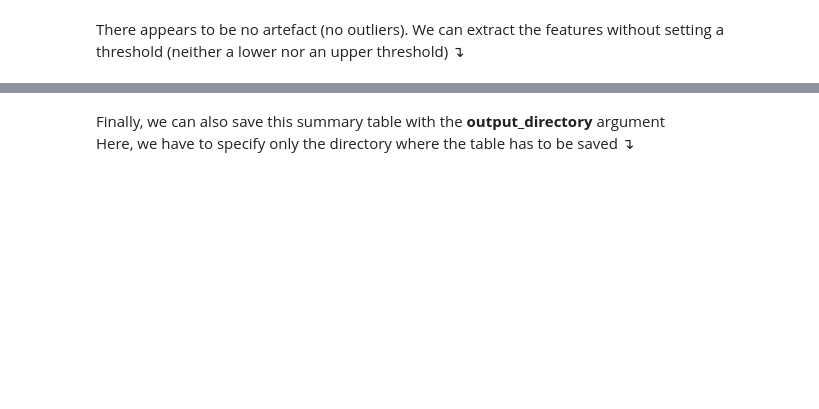
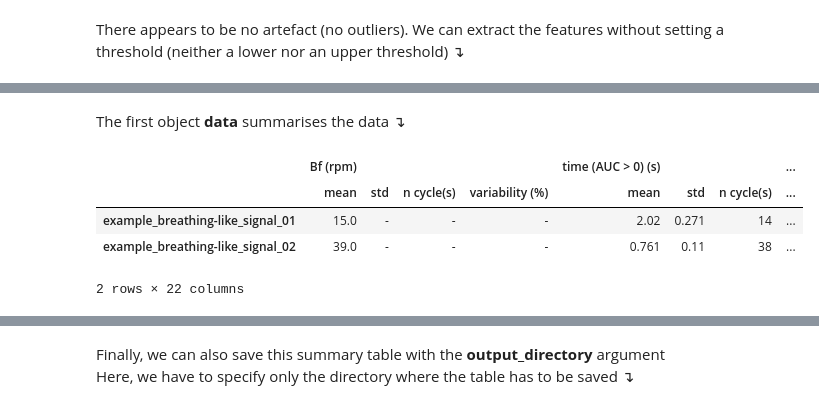
Before and after one commit to tcoustillet/pybreathe, a Jupyter notebook: examples/example.ipynb, the cells around one changed output, grey strips where cells are left out. Drawn from its saved outputs; the diff is of its cells as text; code cells hidden in the pictures; blank space fills up the shorter version.

Commit message:
docs(example): update example notebooks and add support for data_merger function

```diff
--- a/examples/example.ipynb
+++ b/examples/example.ipynb
@@ -420,3 +426,3 @@ We can merge the data from several signals using the **flow_merger** function.
 We need to name the table using the **table_name** argument &#8628;
 # %%
-flow_merger(example_01, example_02, table_name="examples_01_and_02")
+data, info = data_merger(example_01, example_02, table_name="examples_01_and_02")
@@ -427,0 +429,10 @@ flow_merger(example_01, example_02, table_name="examples_01_and_02")
+# %% [markdown]
+The first object **data** summarises the data &#8628;
+# %%
+data
+# %% [output]
+|  | Bf (rpm) |  |  |  | time (AUC > 0) (s) |  |  | ... |
+|  | mean | std | n cycle(s) | variability (%) | mean | std | n cycle(s) | ... |
+| example_breathing-like_signal_01 | 15.0 | - | - | - | 2.02 | 0.271 | 14 | ... |
+| example_breathing-like_signal_02 | 39.0 | - | - | - | 0.761 | 0.11 | 38 | ... |
+2 rows × 22 columns
```
Also changed, not shown: parts of 40 cells of this notebook, 1 other file.
